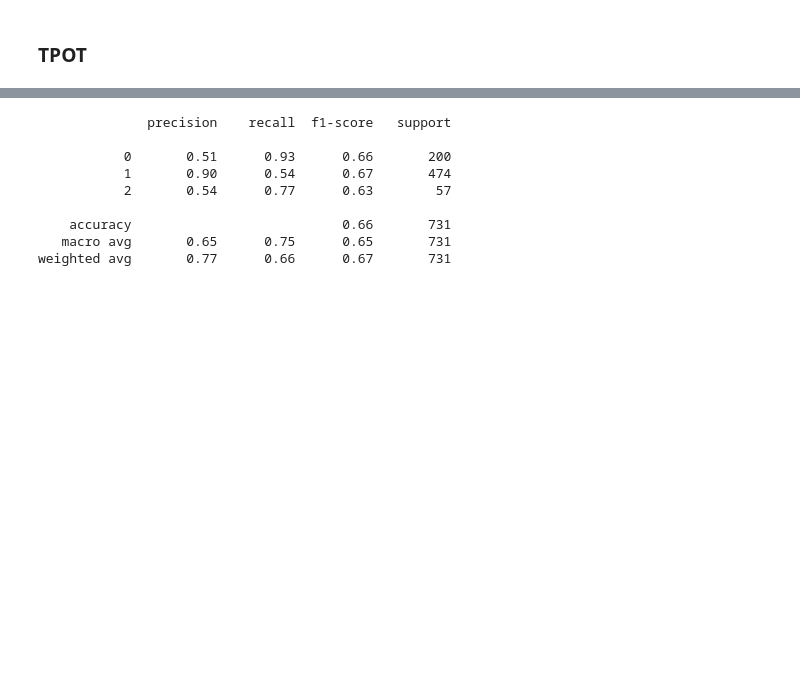
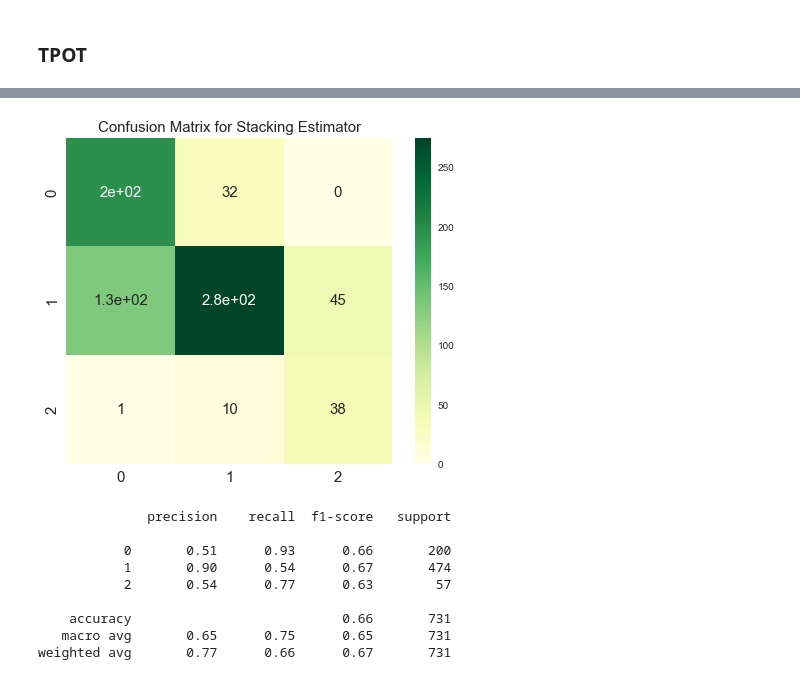
Before and after one commit to radek-deb/Air_Quality_Paris-vs-Lyon_Final_Project, a Jupyter notebook: 06 - ML/Paris_ML.ipynb, the cells around one changed output, grey strips where cells are left out. Cells and saved outputs as stored; diff of their text form; code cells hidden in the pictures; blank space fills up the shorter version.

```diff
--- a/06 - ML/Paris_ML.ipynb
+++ b/06 - ML/Paris_ML.ipynb
@@ -476,3 +478,12 @@ print(f1_score(testing_target,results, average='weighted'))
+# %%
+plt.figure(figsize = (8, 6))
+sns.heatmap(confusion_matrix(testing_target,results), annot = True, cmap = 'YlGn', annot_kws = {'size': 15}, square = True)
+plt.title('Confusion Matrix for Stacking Estimator', size = 15)
+plt.xticks(size = 15)
+plt.yticks(size = 15)
+plt.show()
+# %% [output]
+[figure, added]
 # %%
 print(classification_report(testing_target,results))
 # %% [output]
```
Also changed, not shown: parts of 13 cells of this notebook, 14 other files.
